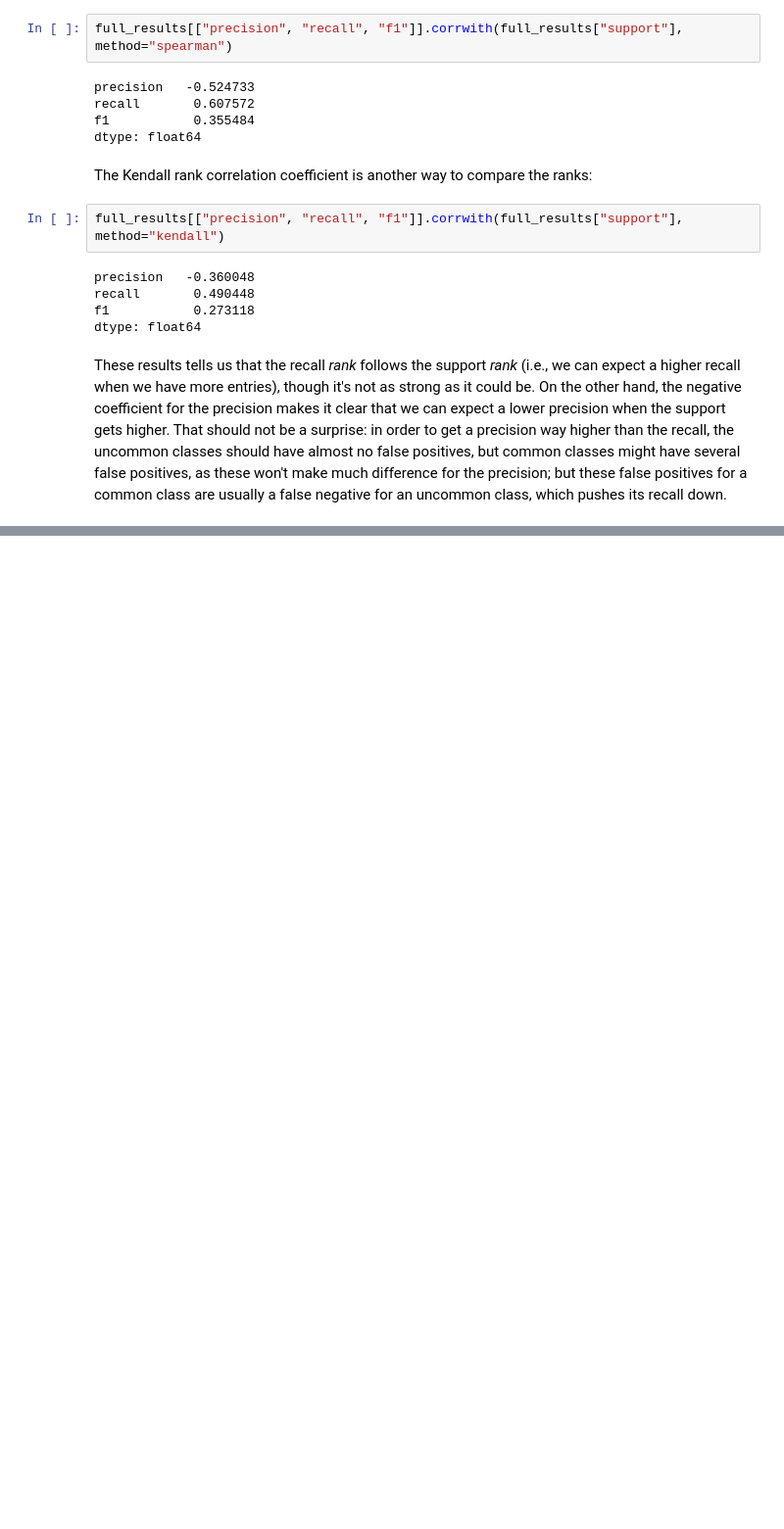
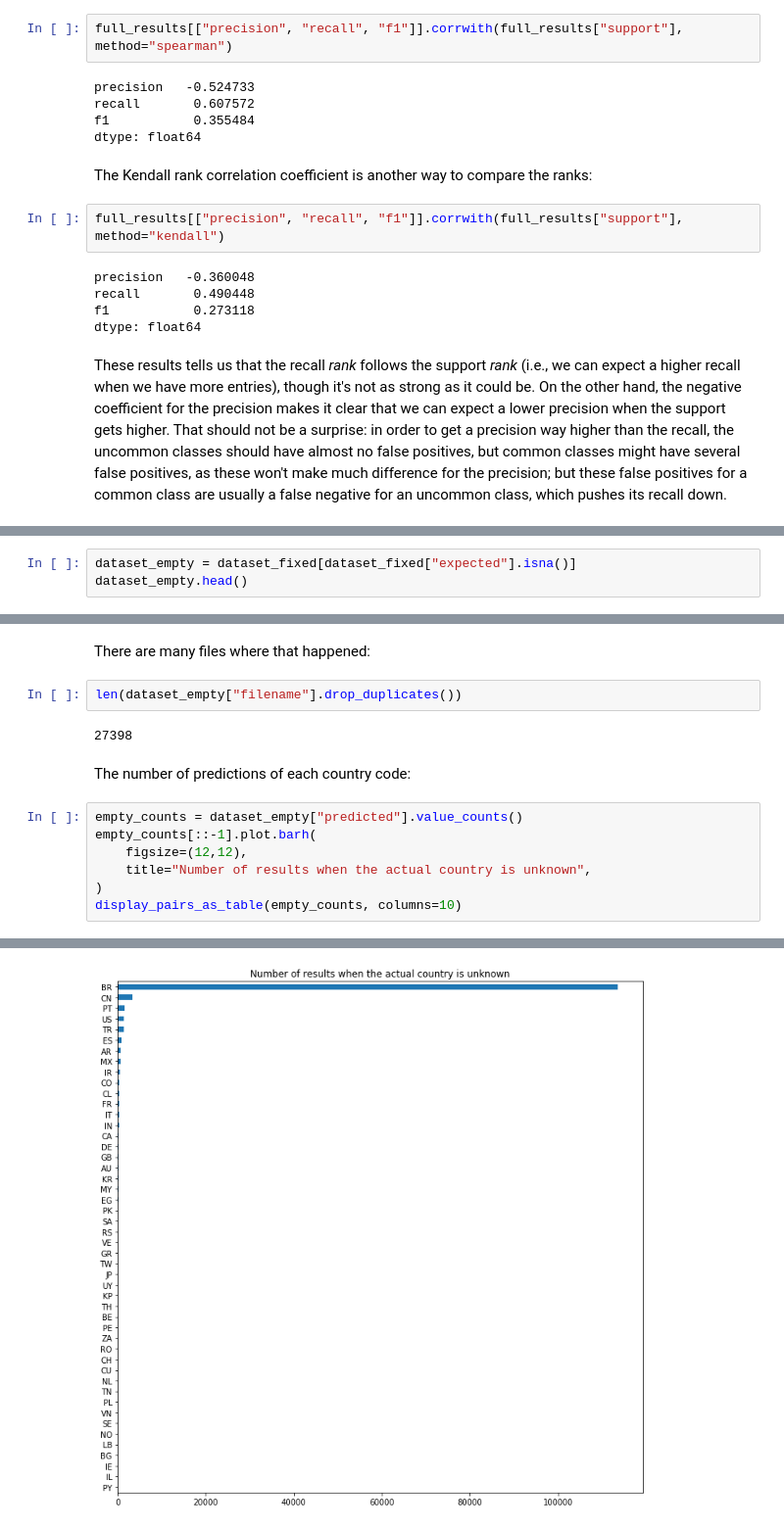
Before and after one commit to scieloorg/normalizations-experiments, a Jupyter notebook: experiments_2019-05_w2v_evaluation.ipynb, the cells around one changed output, grey strips where cells are left out. Shown: that part at 98% size. Cells and saved outputs as stored; diff of their text form; blank space fills up the shorter version.

```diff
--- a/experiments_2019-05_w2v_evaluation.ipynb
+++ b/experiments_2019-05_w2v_evaluation.ipynb
@@ -550,0 +556,3 @@ which pushes its recall down.
+# %%
+dataset_empty = dataset_fixed[dataset_fixed["expected"].isna()]
+dataset_empty.head()
@@ -550,0 +566,16 @@ which pushes its recall down.
+# %% [markdown]
+There are many files where that happened:
+# %%
+len(dataset_empty["filename"].drop_duplicates())
+# %% [output]
+27398
+# %% [markdown]
+The number of predictions of each country code:
+# %%
+empty_counts = dataset_empty["predicted"].value_counts()
+empty_counts[::-1].plot.barh(
+    figsize=(12,12),
+    title="Number of results when the actual country is unknown",
+)
+display_pairs_as_table(empty_counts, columns=10)
+# %% [output]
@@ -550,0 +589 @@ which pushes its recall down.
+[figure, added]
```
Also changed, not shown: parts of 20 cells of this notebook.
